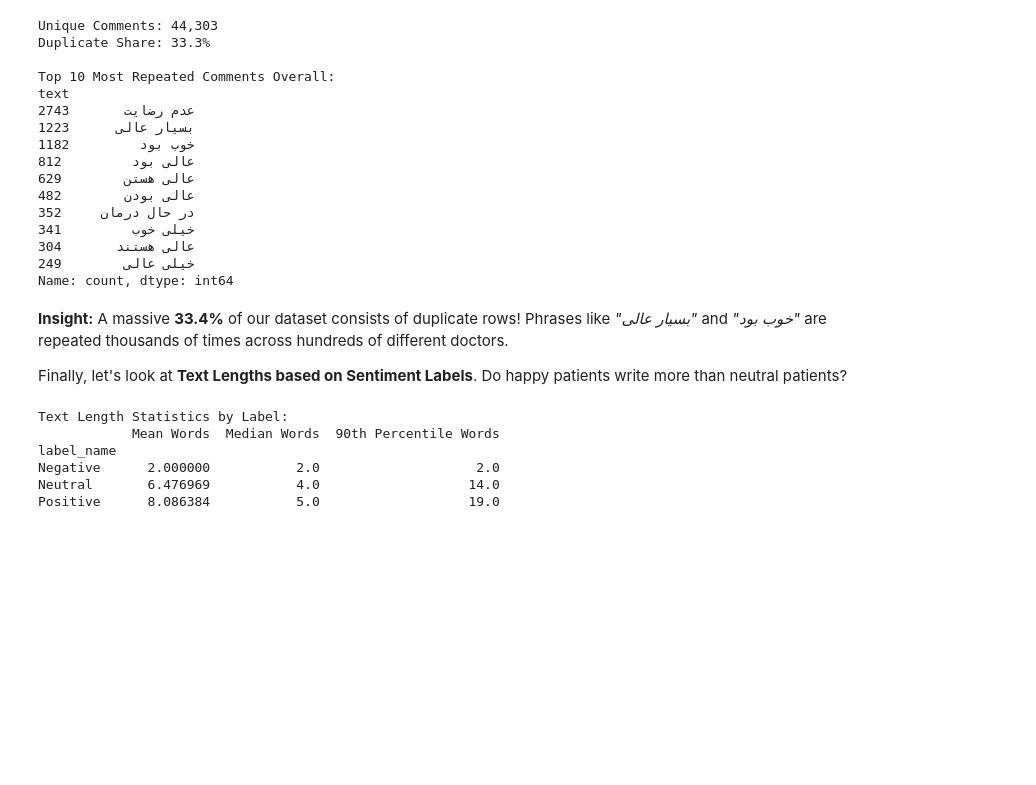
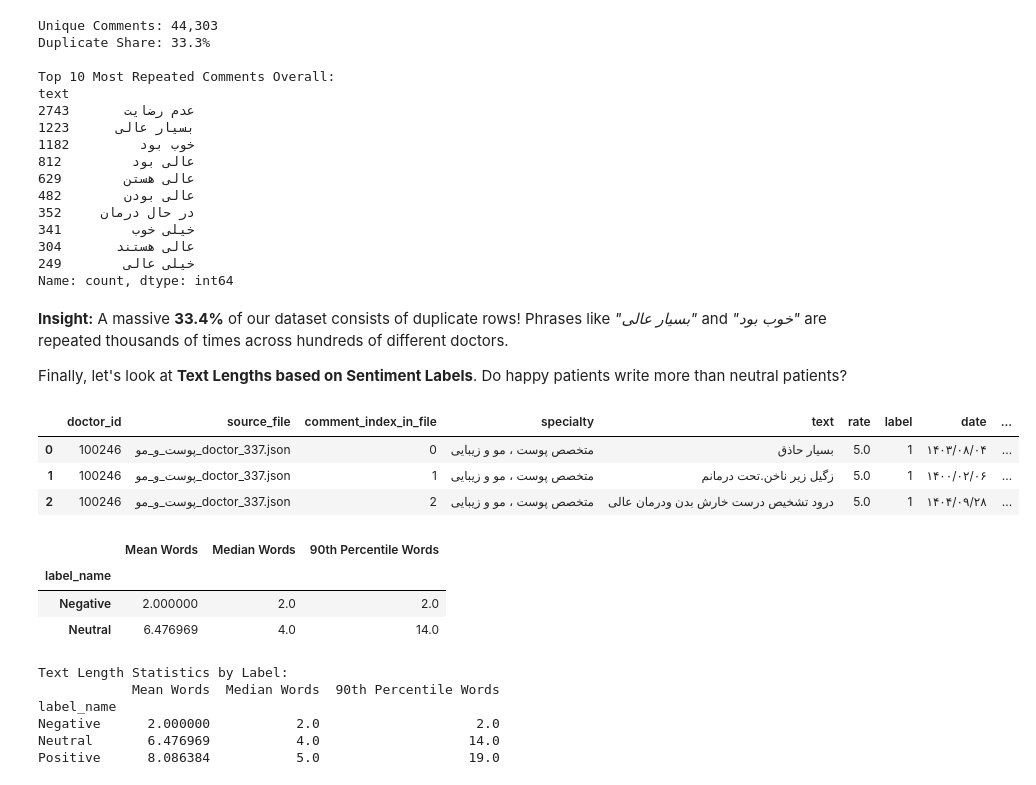
Before and after one commit to Mohsenmohebbi1993/AI-BOOTCAMP, a Jupyter notebook: notebooks/Training & Education/25. NLP - EDA.ipynb, the cells around one changed output. Cells and saved outputs as stored; diff of their text form; code cells hidden in the pictures; blank space fills up the shorter version.

```diff
--- a/notebooks/Training & Education/25. NLP - EDA.ipynb
+++ b/notebooks/Training & Education/25. NLP - EDA.ipynb
@@ -243,6 +243,20 @@ Name: count, dtype: int64
 **Insight:** A massive **33.4%** of our dataset consists of duplicate rows! Phrases like *"بسیار عالی"* and *"خوب بود"* are repeated thousands of times across hundreds of different doctors.
 
 Finally, let's look at **Text Lengths based on Sentiment Labels**. Do happy patients write more than neutral patients?
+# %%
+df_comments.head(3)
+# %% [output]
+|  | doctor_id | source_file | comment_index_in_file | specialty | text | rate | label | date | ... |
+| 0 | 100246 | پوست_و_مو_doctor_337.json | 0 | متخصص پوست ، مو و زیبایی | بسیار حاذق | 5.0 | 1 | ۱۴۰۳/۰۸/۰۴ | ... |
+| 1 | 100246 | پوست_و_مو_doctor_337.json | 1 | متخصص پوست ، مو و زیبایی | زگیل زیر ناخن.تحت درمانم | 5.0 | 1 | ۱۴۰۰/۰۲/۰۶ | ... |
+| 2 | 100246 | پوست_و_مو_doctor_337.json | 2 | متخصص پوست ، مو و زیبایی | درود تشخیص درست خارش بدن ودرمان عالی | 5.0 | 1 | ۱۴۰۴/۰۹/۲۸ | ... |
+# %%
+length_stats.head(2)
+# %% [output]
+|  | Mean Words | Median Words | 90th Percentile Words |
+| label_name |  |  |  |
+| Negative | 2.000000 | 2.0 | 2.0 |
+| Neutral | 6.476969 | 4.0 | 14.0 |
 # %%
 # Calculate word length
 df_comments['word_len'] = df_comments['text'].astype(str).str.split().str.len()
```
Also changed, not shown: parts of 3 cells of this notebook.
